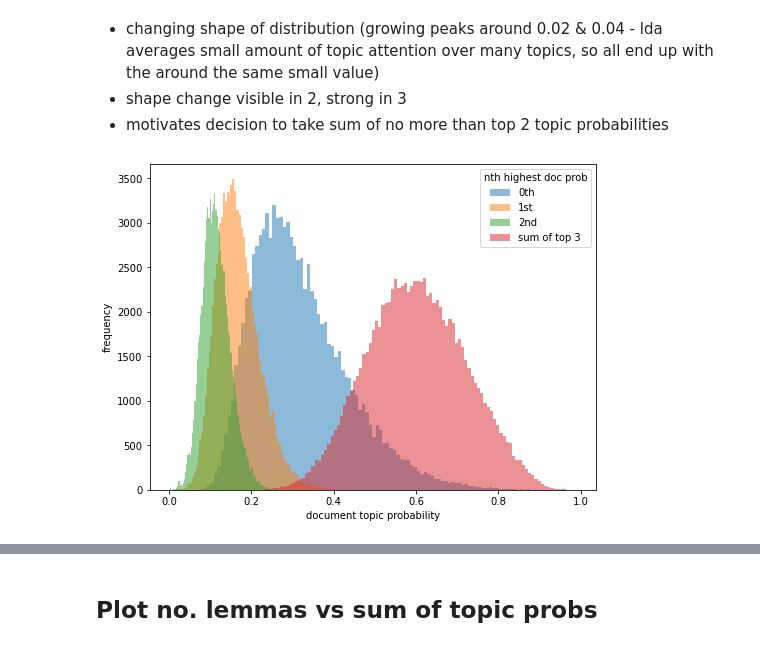
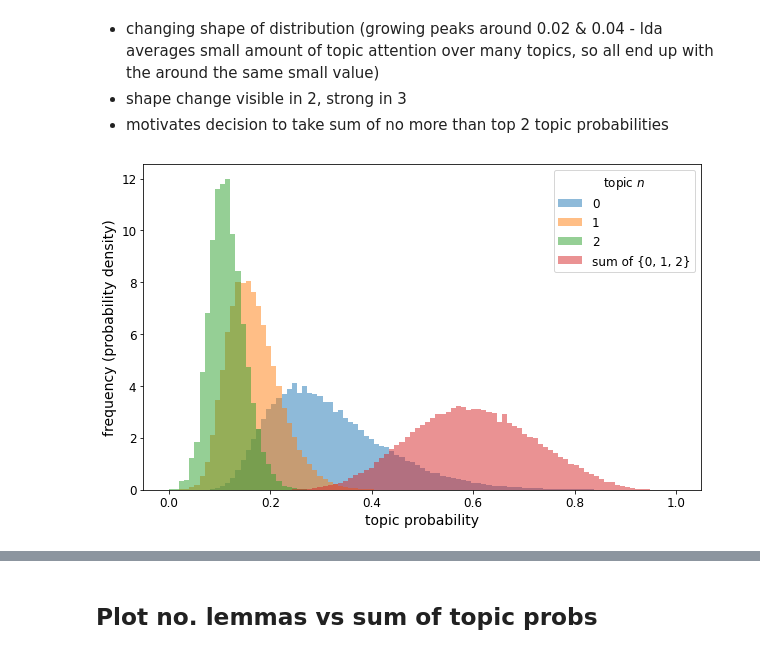
Before and after one commit to bendennes/hansard-nlp, a Jupyter notebook: 5_lda_inspect_filter.ipynb, the cells around one changed output, grey strips where cells are left out. Cells and saved outputs as stored; diff of their text form; code cells hidden in the pictures.

```diff
--- a/5_lda_inspect_filter.ipynb
+++ b/5_lda_inspect_filter.ipynb
@@ -57,11 +65,20 @@ def topic_i_p(dt, n_topics, start=0):
         top_ps = np.sort(dt, axis=1)[:, ::-1][:, start : start + n_topics]
         return np.sum(top_ps, axis=1)
 # %%
+fig, ax = plt.subplots(4,2,figsize=(10,12))
 for i in range(8):
-    plt.hist(topic_i_p(dt, n_topics=1, start=i), bins=100, alpha=0.5)
-    plt.axvline(0.003, color='green', linewidth=0.5)
-    plt.axvline(0.024, color='green', linewidth=0.5)
-    plt.axvline(0.046, color='green', linewidth=0.5)
-    plt.title(i)
-    plt.show()
+    ax[i//2,i%2].hist(topic_i_p(dt, n_topics=1, start=i), bins=100, alpha=.75)
+
+#     ax[i//2,i%2].axvline(0.003, color='green', linewidth=0.5)
+#     ax[i//2,i%2].axvline(0.023, color='green', linewidth=0.5)
+#     ax[i//2,i%2].axvline(0.046, color='green', linewidth=0.5)
+
+    ax[i//2,i%2].grid()
+    ax[i//2,i%2].set_title(f'$n={i}$')
+    ax[i//2,i%2].set_xlabel('topic probability')
+    ax[i//2,i%2].set_ylabel('frequency')
+
+plt.tight_layout()
+plt.savefig('figures/n_highest_topic_p.png', dpi=150)
+plt.show()
 # %% [output]
@@ -93,19 +93,29 @@ def plot_top_p_hist(dt, top_p=2, bins=100, title='', figsize=(8,5)):
     plt.figure(figsize=figsize)
 
     for i in range(top_p):
-        plt.hist(topic_i_p(dt, start=i, n_topics=1), bins=bins, alpha=0.5, label=f'{i}{get_suffix(i)}')
+        plt.hist(topic_i_p(dt, start=i, n_topics=1), bins=np.linspace(0,1,bins), density=True,
+                 alpha=0.5, label=f'{i}')
 
-    plt.hist(topic_i_p(dt, start=0, n_topics=top_p), bins=bins, alpha=0.5, label=f'sum of top {top_p}')
+    plt.hist(topic_i_p(dt, start=0, n_topics=top_p), bins=np.linspace(0,1,bins), density=True,
+             alpha=0.5, label=f'sum of {set(np.arange(top_p))}')
 
-    plt.xlabel(f'document topic probability')
-    plt.ylabel('frequency')
-    plt.legend(title='nth highest doc prob')
+    plt.xlabel(f'topic probability', fontsize=14)
+    plt.ylabel('frequency (probability density)', fontsize=14)
+
+    plt.xticks(fontsize=12)
+    plt.yticks(fontsize=12)
+
+    legend = plt.legend(title='topic $n$', fontsize=12)
+    plt.setp(legend.get_title(),fontsize=12)
     plt.title(title)
+#     plt.grid()
+
 #     plt.show()
 # %%
-plot_top_p_hist(dt, 3, figsize=(8,6))
+plot_top_p_hist(dt, 3, bins=100, figsize=(10,6))
+plt.savefig('figures/top_3_prob_hist.png', dpi=150)
 # %% [output]
-[figure, old version]
+[figure, new version]
 # %%
 for i in np.linspace(0.4, 0.8, 5):
     print(i, len(np.where(topic_i_p(dt,3) > i)[0])/len(df))
```
Also changed, not shown: parts of 18 cells of this notebook, 5 other files.
